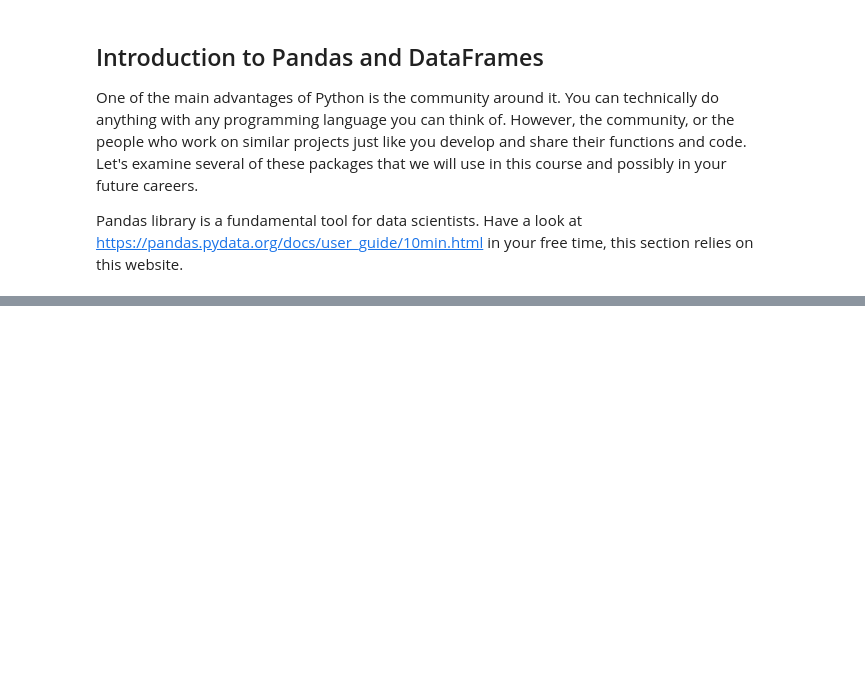
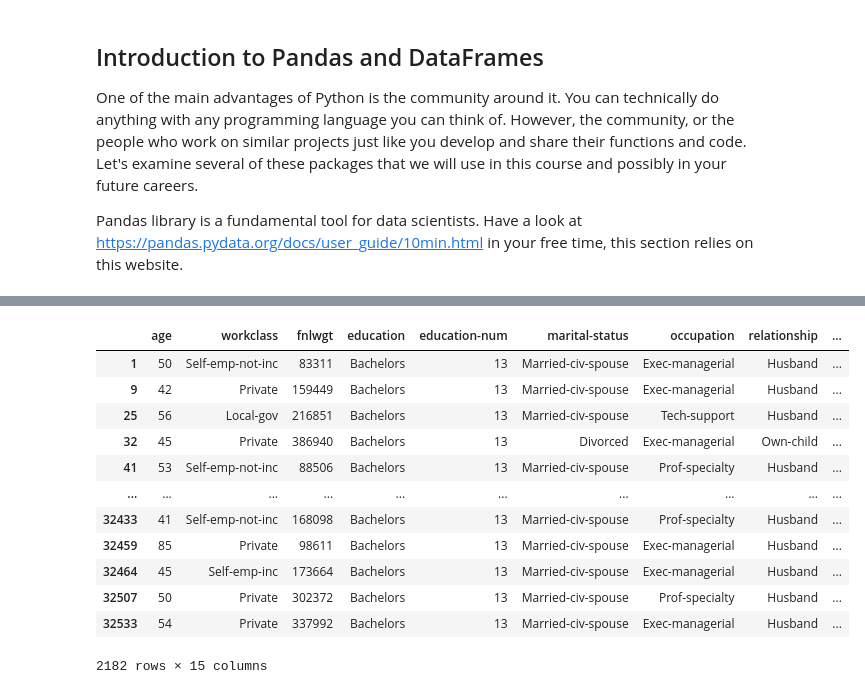
Before and after one commit to timuroeztuerk/data-science-lecture-S24, a Jupyter notebook: Week 1 - 16.04.2024/DataScience_Lecture_1_16_04_2024.ipynb, the cells around one changed output, grey strips where cells are left out. Saved outputs shown, nothing was run; the diff lists cells and outputs as text; code cells hidden in the pictures; blank space fills up the shorter version.

```diff
--- a/Week 1 - 16.04.2024/DataScience_Lecture_1_16_04_2024.ipynb
+++ b/Week 1 - 16.04.2024/DataScience_Lecture_1_16_04_2024.ipynb
@@ -147,3 +249,19 @@ bachelors_over_40 = df[(df['education'] == 'Bachelors') & (df['age'] > 40)]
+# %%
+bachelors_over_40
+# %% [output]
+|  | age | workclass | fnlwgt | education | education-num | marital-status | occupation | relationship | ... |
+| 1 | 50 | Self-emp-not-inc | 83311 | Bachelors | 13 | Married-civ-spouse | Exec-managerial | Husband | ... |
+| 9 | 42 | Private | 159449 | Bachelors | 13 | Married-civ-spouse | Exec-managerial | Husband | ... |
+| 25 | 56 | Local-gov | 216851 | Bachelors | 13 | Married-civ-spouse | Tech-support | Husband | ... |
+| 32 | 45 | Private | 386940 | Bachelors | 13 | Divorced | Exec-managerial | Own-child | ... |
+| 41 | 53 | Self-emp-not-inc | 88506 | Bachelors | 13 | Married-civ-spouse | Prof-specialty | Husband | ... |
+| ... | ... | ... | ... | ... | ... | ... | ... | ... | ... |
+| 32433 | 41 | Self-emp-not-inc | 168098 | Bachelors | 13 | Married-civ-spouse | Prof-specialty | Husband | ... |
+| 32459 | 85 | Private | 98611 | Bachelors | 13 | Married-civ-spouse | Exec-managerial | Husband | ... |
+| 32464 | 45 | Self-emp-inc | 173664 | Bachelors | 13 | Married-civ-spouse | Exec-managerial | Husband | ... |
+| 32507 | 50 | Private | 302372 | Bachelors | 13 | Married-civ-spouse | Prof-specialty | Husband | ... |
+| 32533 | 54 | Private | 337992 | Bachelors | 13 | Married-civ-spouse | Exec-managerial | Husband | ... |
+2182 rows × 15 columns
 # %%
 # Adding a new column as a result of two other columns. This could have been a sum, division etc.
 df["time-outside-education"] = df["age"] - df["education-num"]
```
Also changed, not shown: parts of 25 cells of this notebook, 4 other files.
